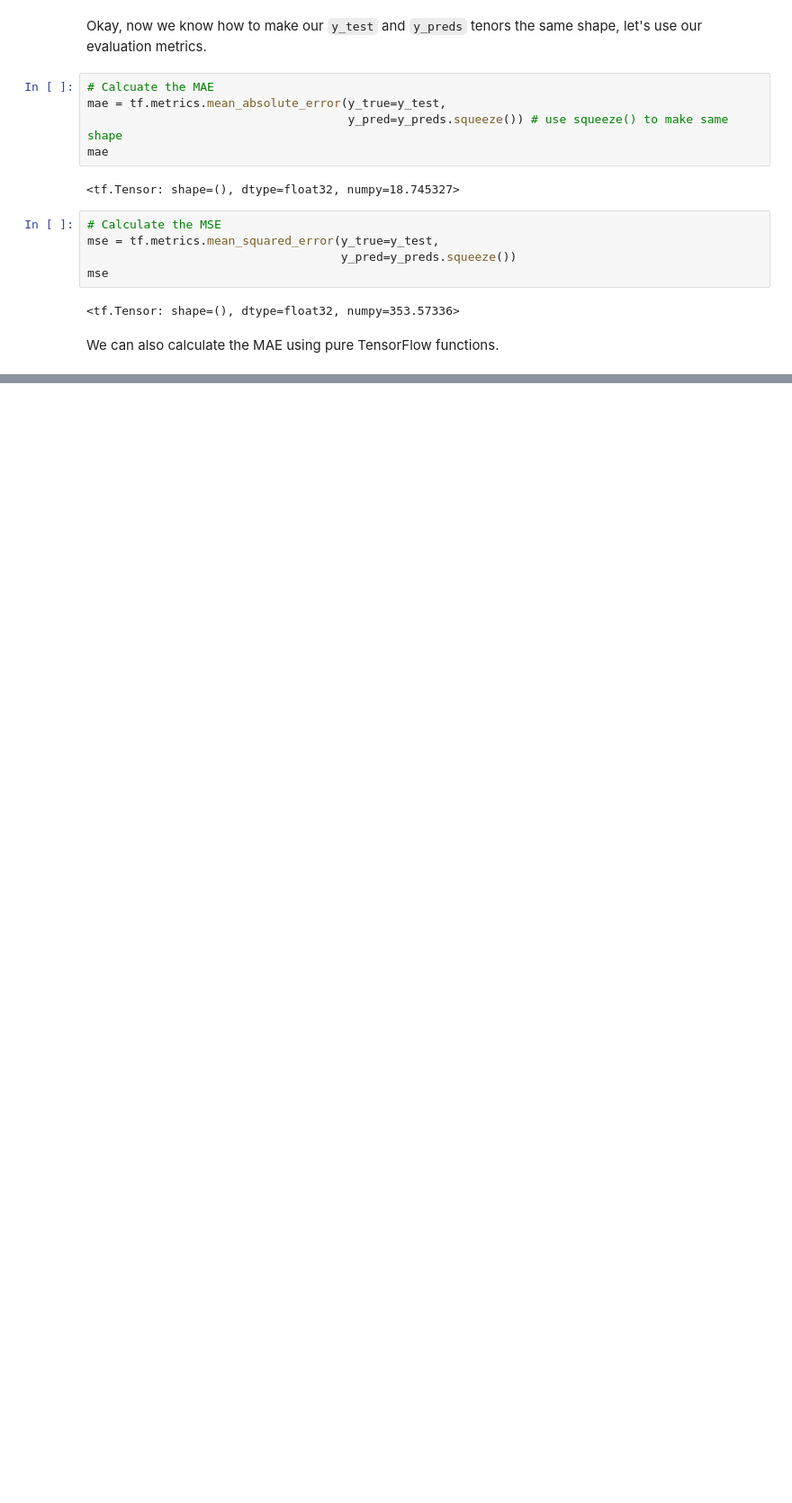
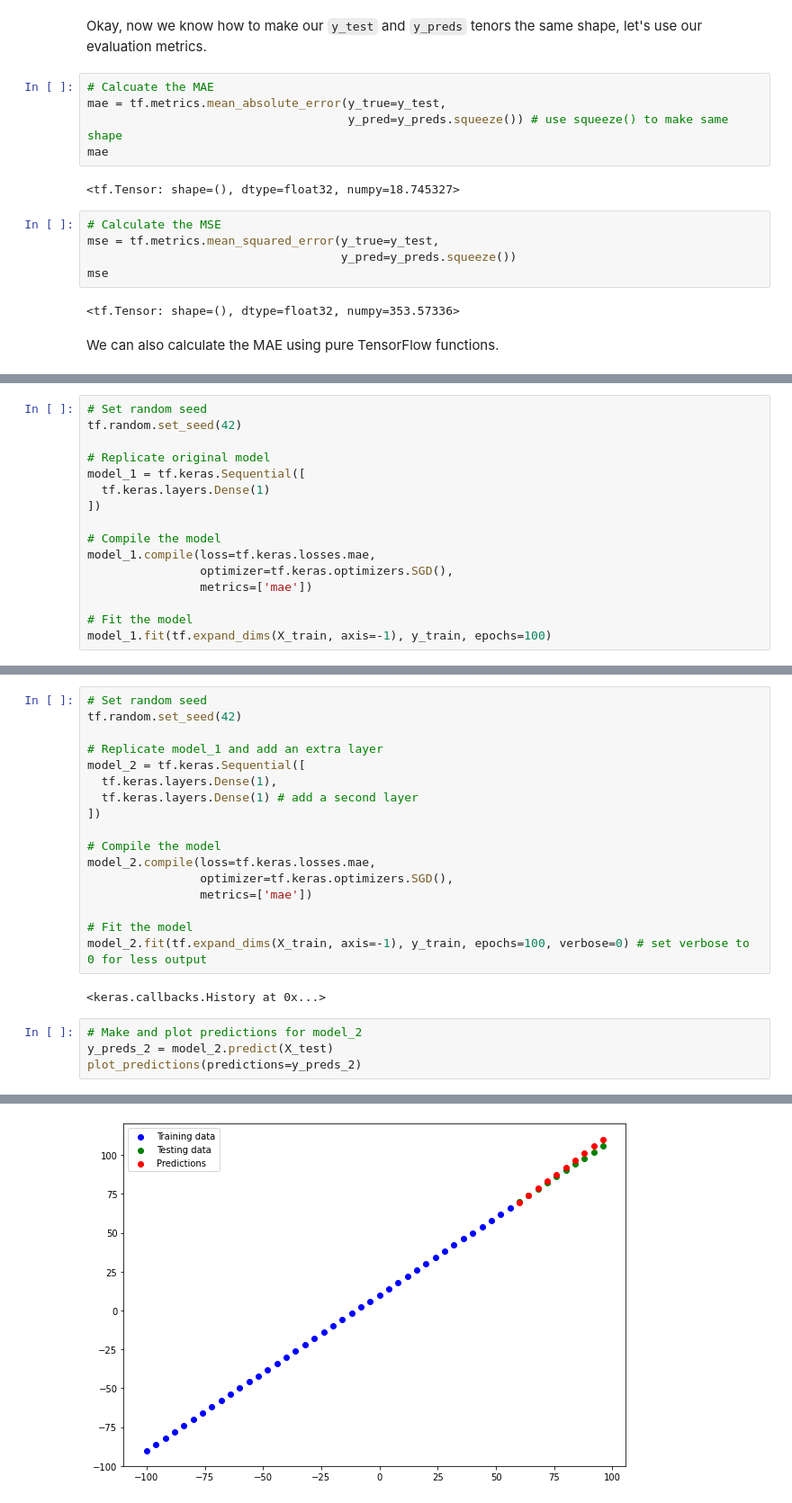
Before and after one commit to MRUTYUNJAYAMOHANTY/DATA-SCIENCE, a Jupyter notebook: TENSORFLOW/Neural_Network_Regression_TF/01_neural_network_regression_in_tensorflow.ipynb, the cells around one changed output, grey strips where cells are left out. Shown: that part at 90% size. Drawn from its saved outputs; the diff is of its cells as text; blank space fills up the shorter version.

```diff
--- a/TENSORFLOW/Neural_Network_Regression_TF/01_neural_network_regression_in_tensorflow.ipynb
+++ b/TENSORFLOW/Neural_Network_Regression_TF/01_neural_network_regression_in_tensorflow.ipynb
@@ -705,0 +749,16 @@ We can also calculate the MAE using pure TensorFlow functions.
+# %%
+# Set random seed
+tf.random.set_seed(42)
+
+# Replicate original model
+model_1 = tf.keras.Sequential([
+  tf.keras.layers.Dense(1)
+])
+
+# Compile the model
+model_1.compile(loss=tf.keras.losses.mae,
+                optimizer=tf.keras.optimizers.SGD(),
+                metrics=['mae'])
+
+# Fit the model
+model_1.fit(tf.expand_dims(X_train, axis=-1), y_train, epochs=100)
@@ -705,0 +802,24 @@ We can also calculate the MAE using pure TensorFlow functions.
+# %%
+# Set random seed
+tf.random.set_seed(42)
+
+# Replicate model_1 and add an extra layer
+model_2 = tf.keras.Sequential([
+  tf.keras.layers.Dense(1),
+  tf.keras.layers.Dense(1) # add a second layer
+])
+
+# Compile the model
+model_2.compile(loss=tf.keras.losses.mae,
+                optimizer=tf.keras.optimizers.SGD(),
+                metrics=['mae'])
+
+# Fit the model
+model_2.fit(tf.expand_dims(X_train, axis=-1), y_train, epochs=100, verbose=0) # set verbose to 0 for less output
+# %% [output]
+<keras.callbacks.History at 0x...>
+# %%
+# Make and plot predictions for model_2
+y_preds_2 = model_2.predict(X_test)
+plot_predictions(predictions=y_preds_2)
+# %% [output]
@@ -705,0 +828 @@ We can also calculate the MAE using pure TensorFlow functions.
+[figure, added]
```
Also changed, not shown: parts of 61 cells of this notebook.
